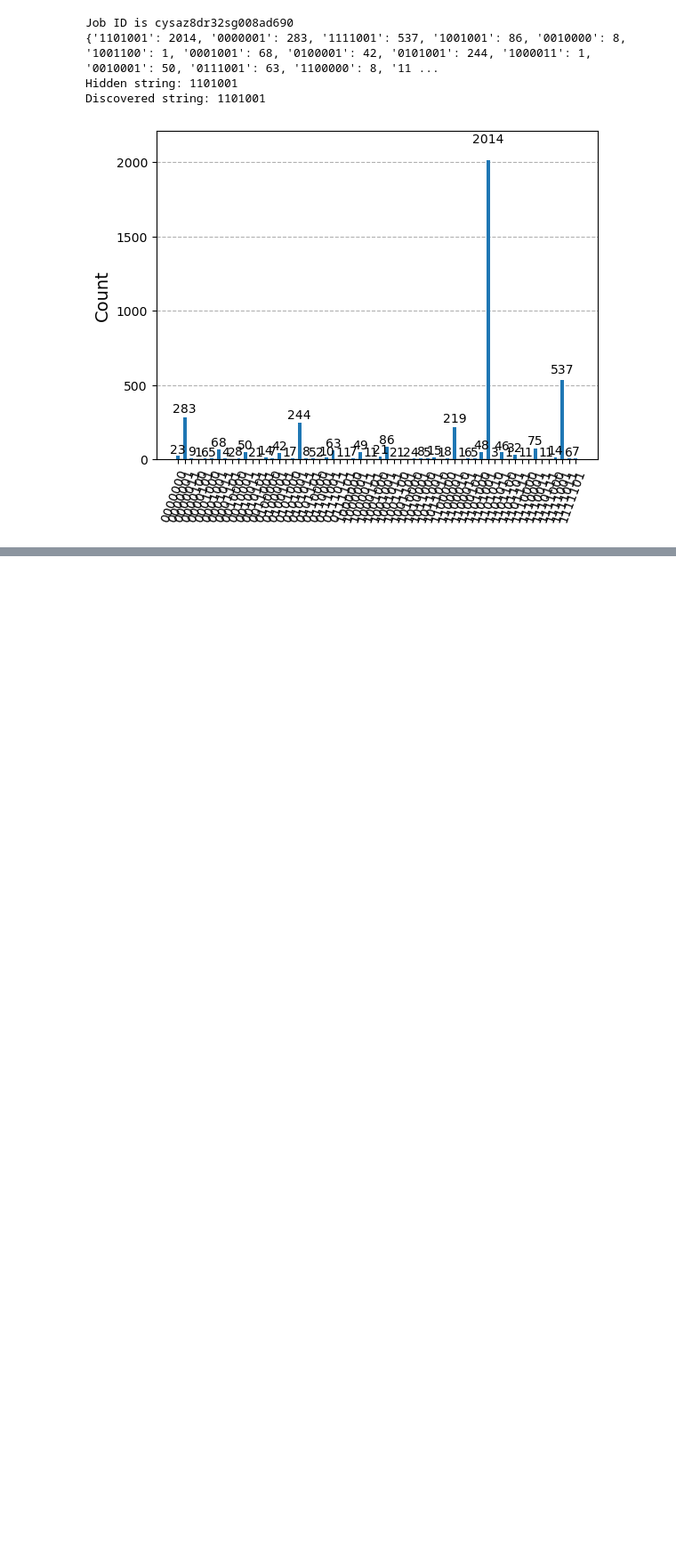
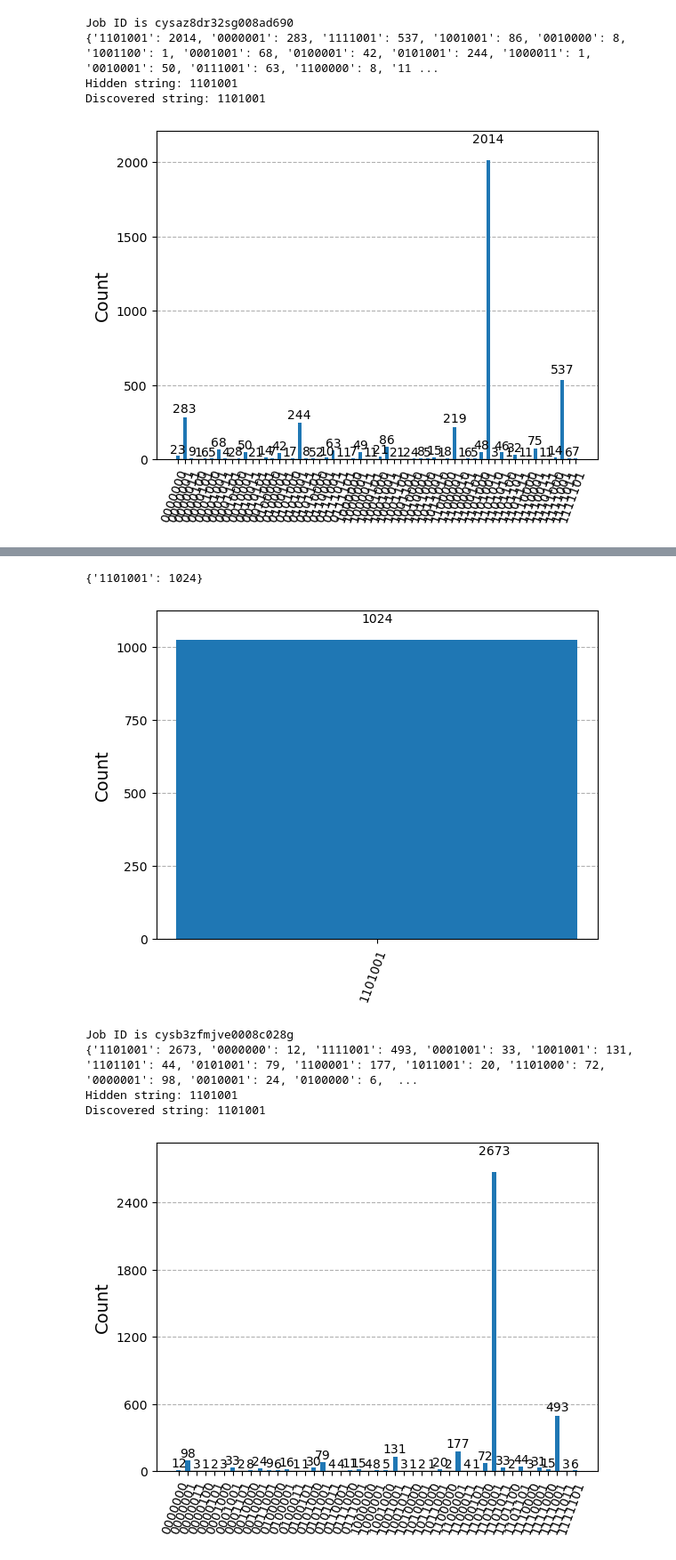
Before and after one commit to Creative-NH/QTC-ASG1, a Jupyter notebook: bernstein-vazirani.ipynb, the cells around one changed output, grey strips where cells are left out. Shown: that part at 89% size. Saved outputs shown, nothing was run; the diff lists cells and outputs as text; code cells hidden in the pictures; blank space fills up the shorter version.

```diff
--- a/bernstein-vazirani.ipynb
+++ b/bernstein-vazirani.ipynb
@@ -191,3 +191,73 @@ Job ID is cysaz8dr32sg008ad690
 Hidden string: 1101001
 Discovered string: 1101001
 [figure]
+# %%
+# Define the hidden bitstring
+hidden_string = "1101001"
+n = len(hidden_string)  # Number of qubits
+
+# Oracle subcircuit
+oracle = QuantumCircuit(n + 1, name="Oracle")
+
+# Apply CNOT gates based on the hidden string
+for i, bit in enumerate(reversed(hidden_string)):  # Reverse to match Qiskit indexing
+    if bit == "1":
+        oracle.cx(i, n)
+
+# Convert oracle to a gate
+oracle_gate = oracle.to_gate(label="Oracle")
+
+# Create the Bernstein-Vazirani quantum circuit
+qc = QuantumCircuit(n + 1, n)
+
+# Initialize the last qubit in |1⟩ state (for phase kickback)
+qc.x(n)  # Set last qubit to |1⟩
+qc.h(n)  # Apply Hadamard
+
+# Apply Hadamard gates to all input qubits
+qc.h(range(n))
+
+qc.barrier()
+
+# Apply the Oracle
+qc.append(oracle_gate, range(n + 1))
+
+qc.barrier()
+
+# Apply Hadamard gates to the input qubits
+for qubit in range(n):
+    qc.h(qubit)
+
+qc.barrier()
+
+# Measure the first n qubits
+qc.measure(range(n), range(n))
+
+# Run on simulator
+circuitResults("Bernstein-Vazirani Algorithm", qc)
+
+# Run on IBM hardware
+backend = service.least_busy(operational=True, simulator=False)
+pm = generate_preset_pass_manager(backend=backend, optimization_level=1)
+isa_circuit = pm.run(qc)
+sampler = Sampler(backend)
+job = sampler.run([isa_circuit])
+print(f"Job ID is {job.job_id()}")
+# Wait for the job to complete and get the result
+job_result = job.result()
+pub_result = job_result[0]
+# Get the counts from the result
+counts = pub_result.data.c.get_counts()
+print(f"{counts}")
+
+hidden_s_discovered = list(counts.keys())[0]
+
+# Print results
+print("Hidden string:", hidden_string)
+print("Discovered string:", hidden_s_discovered)
+
+# Visualize the result
+plot_histogram(counts)
+plt.hist(counts, bins=30, color='skyblue', edgecolor='black')
+plt.show()
+# %% [output]
@@ -193,0 +265,7 @@ Discovered string: 1101001
+{'1101001': 1024}
+[figure, added]
+Job ID is cysb3zfmjve0008c028g
+{'1101001': 2673, '0000000': 12, '1111001': 493, '0001001': 33, '1001001': 131, '1101101': 44, '0101001': 79, '1100001': 177, '1011001': 20, '1101000': 72, '0000001': 98, '0010001': 24, '0100000': 6,  ...
+Hidden string: 1101001
+Discovered string: 1101001
+[figure, added]
```
Also changed, not shown: parts of 1 cell of this notebook, 1 other file.
